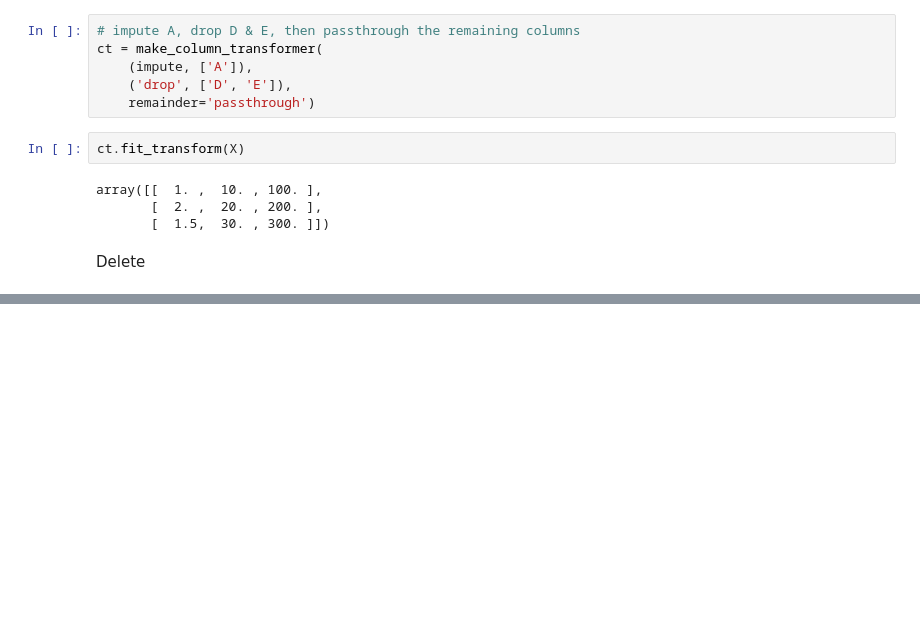
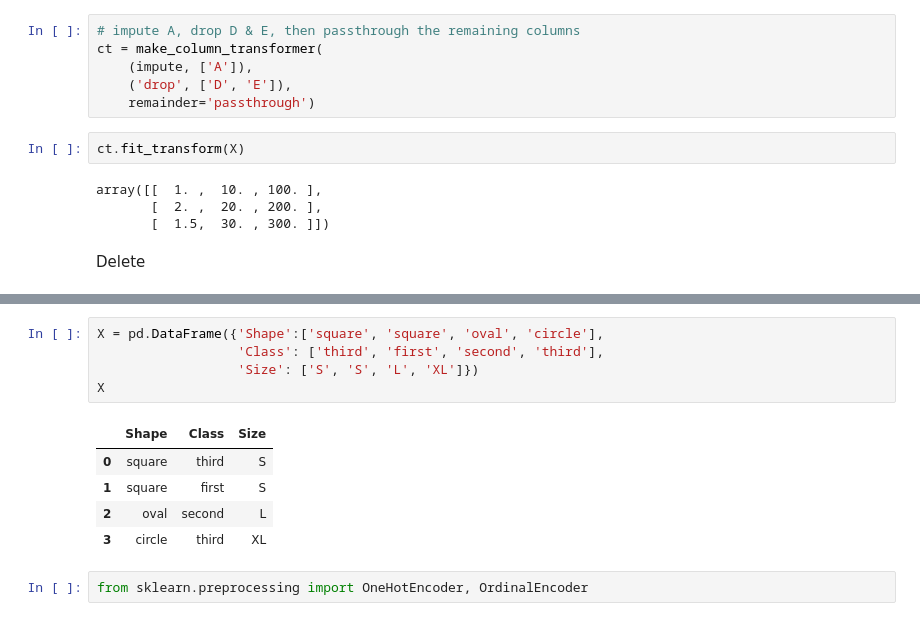
Before and after one commit to poorialari2017/ML_git001, a Jupyter notebook: MLproj002/Pooria/01 Preprocessing/Scikit-Learn/00 20Trick of Sckit-Learn.ipynb, the cells around one changed output, grey strips where cells are left out. Drawn from its saved outputs; the diff is of its cells as text; blank space fills up the shorter version.

Commit message:
20Trick of sklearn

```diff
--- a/MLproj002/Pooria/01 Preprocessing/Scikit-Learn/00 20Trick of Sckit-Learn.ipynb
+++ b/MLproj002/Pooria/01 Preprocessing/Scikit-Learn/00 20Trick of Sckit-Learn.ipynb
@@ -548,0 +560,13 @@ gc.collect()
+# %%
+X = pd.DataFrame({'Shape':['square', 'square', 'oval', 'circle'],
+                  'Class': ['third', 'first', 'second', 'third'],
+                  'Size': ['S', 'S', 'L', 'XL']})
+X
+# %% [output]
+|  | Shape | Class | Size |
+| 0 | square | third | S |
+| 1 | square | first | S |
+| 2 | oval | second | L |
+| 3 | circle | third | XL |
+# %%
+from sklearn.preprocessing import OneHotEncoder, OrdinalEncoder
```
Also changed, not shown: parts of 11 cells of this notebook.
